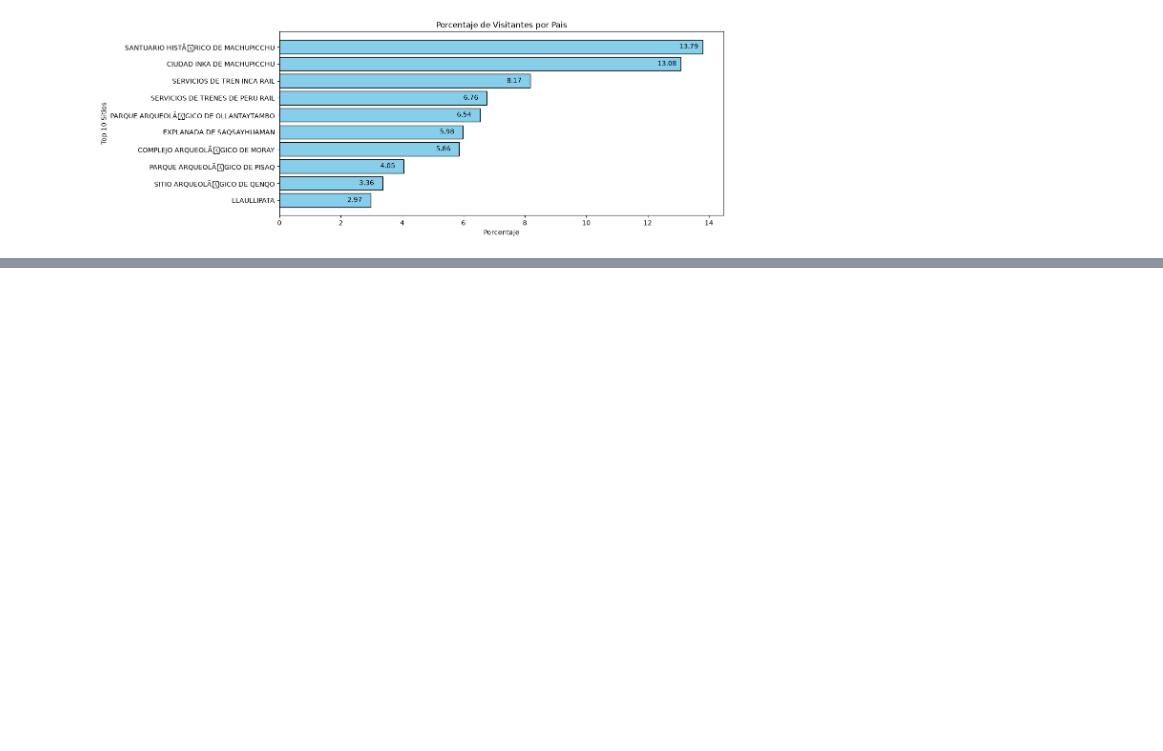
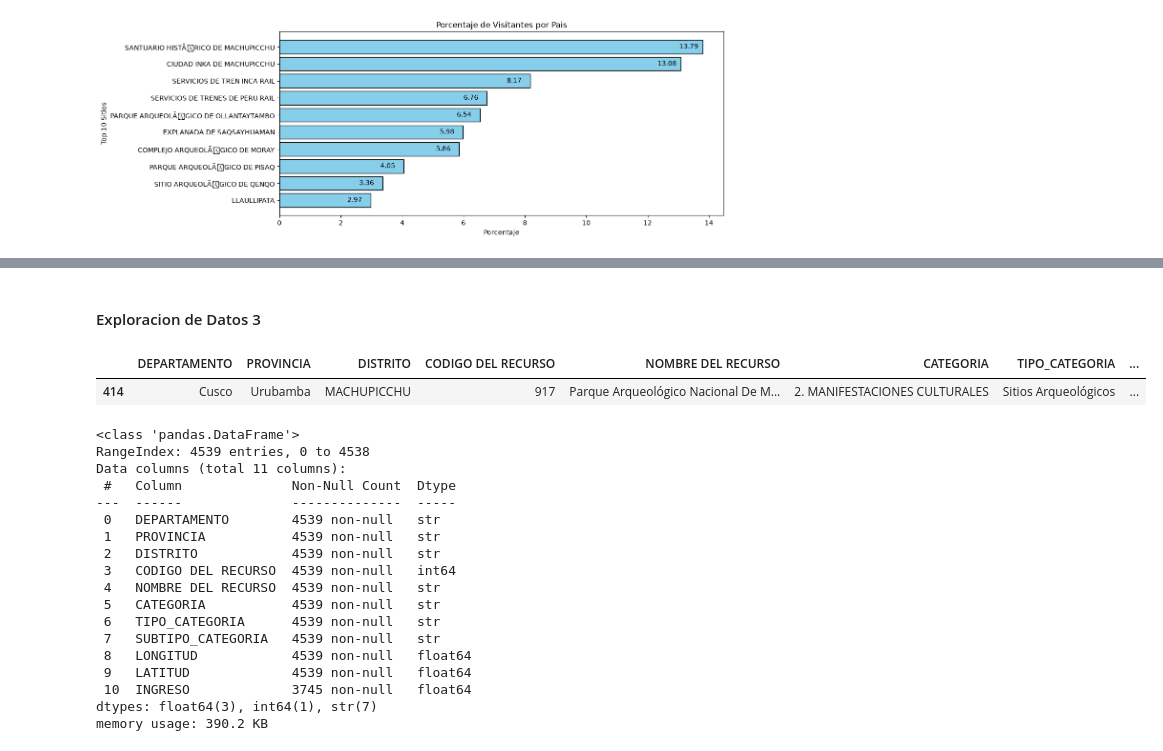
Before and after one commit to jp21bp/DS_Proyectos, a Jupyter notebook: 3_SegmentacionClientes/eda2.ipynb, the cells around one changed output, grey strips where cells are left out. Cells and saved outputs as stored; diff of their text form; code cells hidden in the pictures; blank space fills up the shorter version.

```diff
--- a/3_SegmentacionClientes/eda2.ipynb
+++ b/3_SegmentacionClientes/eda2.ipynb
@@ -933,0 +943,50 @@ for i in range(len(top_X_sitios)):
+# %% [markdown]
+
+#### Exploracion de Datos 3
+# %%
+##### Inicializando Datos
+#### Cargando
+df_3 = pd.read_csv(nom_3)
+
+#### Eliminando columnas no necesarias
+df_3 = df_3.drop(columns=[
+    'URL', 'FECHA_DE_CORTE', 'TIPO', 'OBSERVACION'
+])
+
+
+#### Separando variables
+### Cuantitativo
+cuant_vars_3 = df_3._get_numeric_data().columns.values
+### Cualitativo
+cual_vars_3 = list(set(df_3.columns)- set(cuant_vars_3))
+
+
+#### Cambiando valor ingreso de Machu Picchu
+    # No se capturo pq esta en USD, no S/
+idx_MP = df_3[df_3['NOMBRE DEL RECURSO'] == 'Parque Arqueológico Nacional De Machu Picchu'].index
+df_3.loc[idx_MP, 'INGRESO'] = 117.3
+display(df_3.iloc[idx_MP])  # Verificacion
+
+#### Resumen
+df_3.info()
+# %% [output]
+|  | DEPARTAMENTO | PROVINCIA | DISTRITO | CODIGO DEL RECURSO | NOMBRE DEL RECURSO | CATEGORIA | TIPO_CATEGORIA | ... |
+| 414 | Cusco | Urubamba | MACHUPICCHU | 917 | Parque Arqueológico Nacional De M... | 2. MANIFESTACIONES CULTURALES | Sitios Arqueológicos | ... |
+<class 'pandas.DataFrame'>
+RangeIndex: 4539 entries, 0 to 4538
+Data columns (total 11 columns):
+ #   Column              Non-Null Count  Dtype
+---  ------              --------------  -----
+ 0   DEPARTAMENTO        4539 non-null   str
+ 1   PROVINCIA           4539 non-null   str
+ 2   DISTRITO            4539 non-null   str
+ 3   CODIGO DEL RECURSO  4539 non-null   int64
+ 4   NOMBRE DEL RECURSO  4539 non-null   str
+ 5   CATEGORIA           4539 non-null   str
+ 6   TIPO_CATEGORIA      4539 non-null   str
+ 7   SUBTIPO_CATEGORIA   4539 non-null   str
+ 8   LONGITUD            4539 non-null   float64
+ 9   LATITUD             4539 non-null   float64
+ 10  INGRESO             3745 non-null   float64
+dtypes: float64(3), int64(1), str(7)
+memory usage: 390.2 KB
```
Also changed, not shown: parts of 6 cells of this notebook, 6 other files.
